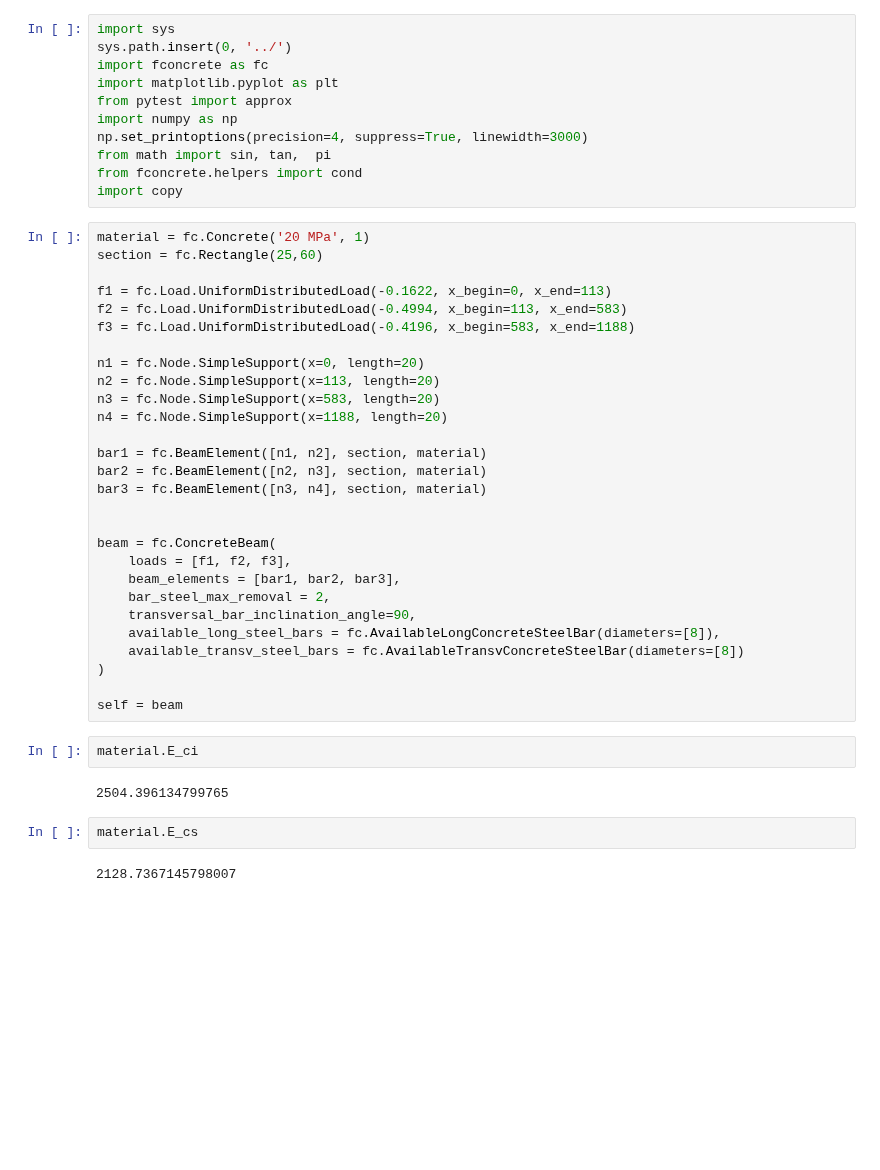
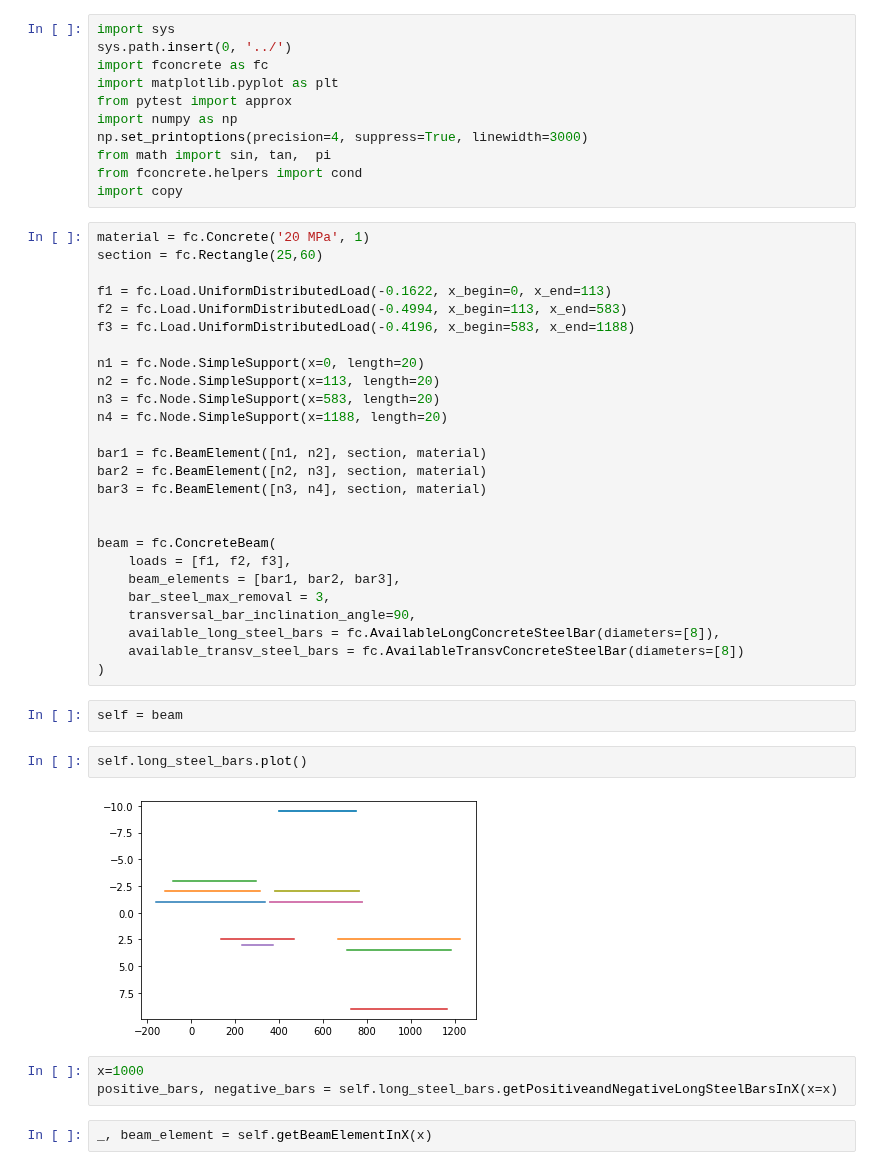
Before and after one commit to luisggc/FConcrete, a Jupyter notebook: jupyter/Hiper.ipynb, the cells around one changed output. Saved outputs shown, nothing was run; the diff lists cells and outputs as text; blank space fills up the shorter version.

Commit message:
Developing Plot Transversal section in jupyter

```diff
--- a/jupyter/Hiper.ipynb
+++ b/jupyter/Hiper.ipynb
@@ -33,18 +33,19 @@ bar3 = fc.BeamElement([n3, n4], section, material)
 beam = fc.ConcreteBeam(
     loads = [f1, f2, f3],
     beam_elements = [bar1, bar2, bar3],
-    bar_steel_max_removal = 2,
+    bar_steel_max_removal = 3,
     transversal_bar_inclination_angle=90,
     available_long_steel_bars = fc.AvailableLongConcreteSteelBar(diameters=[8]),
     available_transv_steel_bars = fc.AvailableTransvConcreteSteelBar(diameters=[8])
 )
-
-self = beam
-# %%
-material.E_ci
-# %% [output]
-2504.396134799765
-# %%
-material.E_cs
-# %% [output]
-2128.7367145798007
+# %%
+self = beam
+# %%
+self.long_steel_bars.plot()
+# %% [output]
+[figure, added]
+# %%
+x=1000
+positive_bars, negative_bars = self.long_steel_bars.getPositiveandNegativeLongSteelBarsInX(x=x)
+# %%
+_, beam_element = self.getBeamElementInX(x)
```
Also changed, not shown: parts of 17 cells of this notebook, 4 other files.
